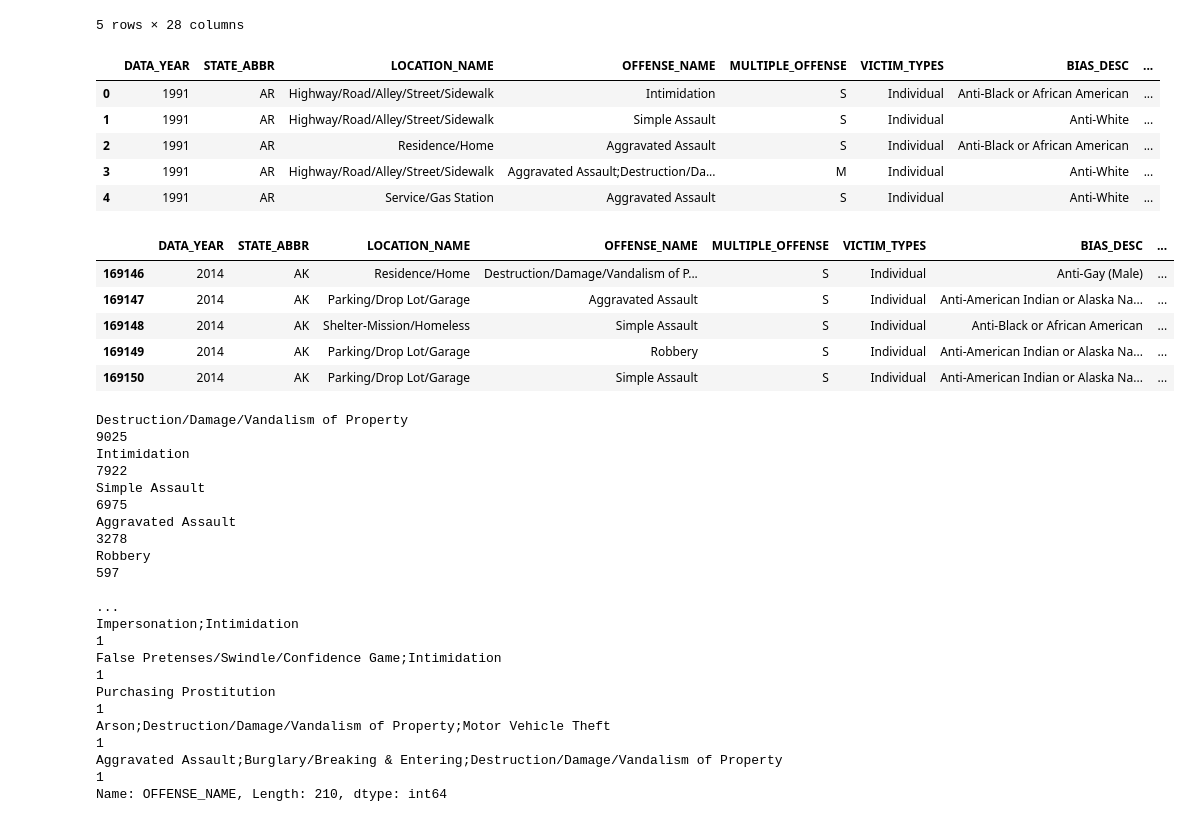
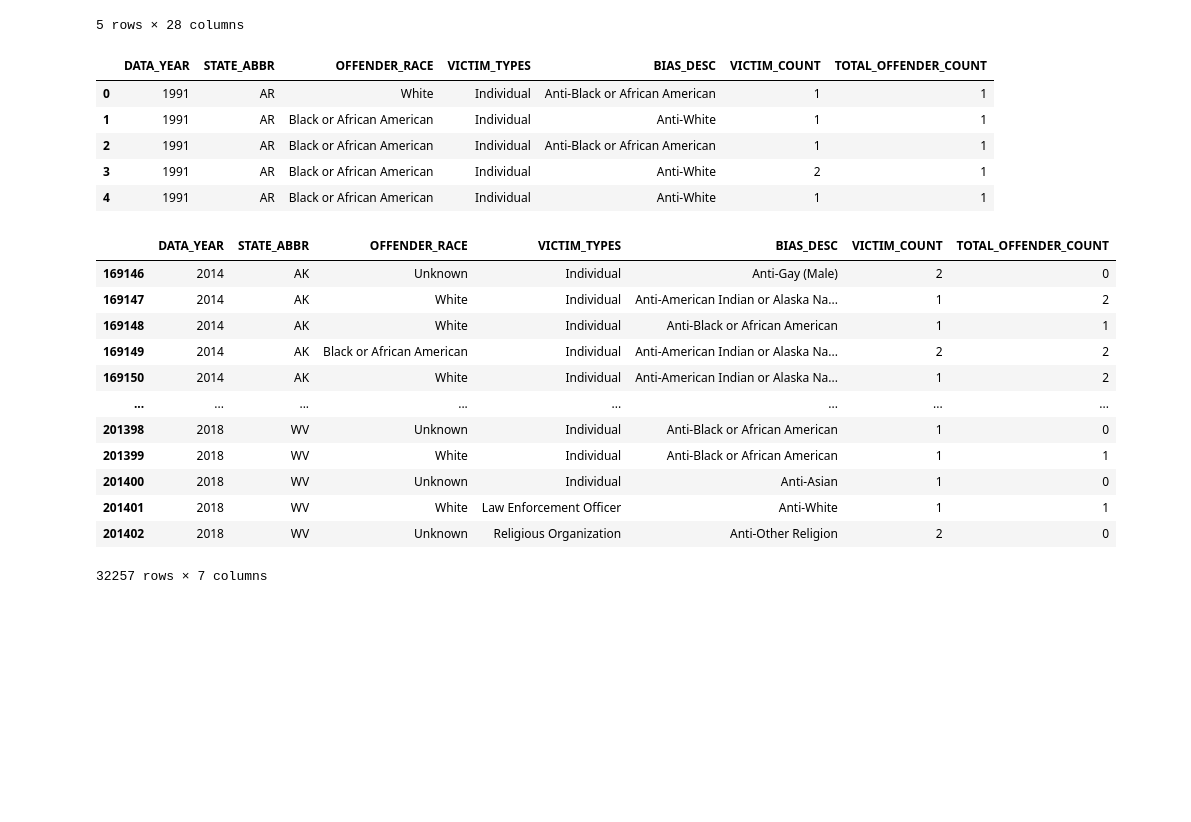
Before and after one commit to sjplaza/privateinvestigators, a Jupyter notebook: Project 1.ipynb, the cells around one changed output. Drawn from its saved outputs; the diff is of its cells as text; code cells hidden in the pictures; blank space fills up the shorter version.

```diff
--- a/Project 1.ipynb
+++ b/Project 1.ipynb
@@ -18,38 +19,30 @@ df.head()
 | 4 | 3017 | 1991 | AR0350100 | Pine Bluff | NaN | City | AR | ... |
 5 rows × 28 columns
 # %%
-filtered_df = df[['DATA_YEAR', 'STATE_ABBR', 'LOCATION_NAME', 'OFFENSE_NAME', 'MULTIPLE_OFFENSE', 'VICTIM_TYPES',
-                  'BIAS_DESC', 'OFFENDER_RACE']]
+filtered_df = df[['DATA_YEAR', 'STATE_ABBR', 'OFFENDER_RACE', 'VICTIM_TYPES', 'BIAS_DESC',
+                  'VICTIM_COUNT', 'TOTAL_OFFENDER_COUNT']]
 filtered_df.head()
 # %% [output]
-|  | DATA_YEAR | STATE_ABBR | LOCATION_NAME | OFFENSE_NAME | MULTIPLE_OFFENSE | VICTIM_TYPES | BIAS_DESC | ... |
-| 0 | 1991 | AR | Highway/Road/Alley/Street/Sidewalk | Intimidation | S | Individual | Anti-Black or African American | ... |
-| 1 | 1991 | AR | Highway/Road/Alley/Street/Sidewalk | Simple Assault | S | Individual | Anti-White | ... |
-| 2 | 1991 | AR | Residence/Home | Aggravated Assault | S | Individual | Anti-Black or African American | ... |
-| 3 | 1991 | AR | Highway/Road/Alley/Street/Sidewalk | Aggravated Assault;Destruction/Da... | M | Individual | Anti-White | ... |
-| 4 | 1991 | AR | Service/Gas Station | Aggravated Assault | S | Individual | Anti-White | ... |
+|  | DATA_YEAR | STATE_ABBR | OFFENDER_RACE | VICTIM_TYPES | BIAS_DESC | VICTIM_COUNT | TOTAL_OFFENDER_COUNT |
+| 0 | 1991 | AR | White | Individual | Anti-Black or African American | 1 | 1 |
+| 1 | 1991 | AR | Black or African American | Individual | Anti-White | 1 | 1 |
+| 2 | 1991 | AR | Black or African American | Individual | Anti-Black or African American | 1 | 1 |
+| 3 | 1991 | AR | Black or African American | Individual | Anti-White | 2 | 1 |
+| 4 | 1991 | AR | Black or African American | Individual | Anti-White | 1 | 1 |
 # %%
 years_df = filtered_df[(filtered_df['DATA_YEAR'] >= 2014) & (df['DATA_YEAR'] <= 2018)]
-years_df.head()
+years_df
 # %% [output]
-|  | DATA_YEAR | STATE_ABBR | LOCATION_NAME | OFFENSE_NAME | MULTIPLE_OFFENSE | VICTIM_TYPES | BIAS_DESC | ... |
-| 169146 | 2014 | AK | Residence/Home | Destruction/Damage/Vandalism of P... | S | Individual | Anti-Gay (Male) | ... |
-| 169147 | 2014 | AK | Parking/Drop Lot/Garage | Aggravated Assault | S | Individual | Anti-American Indian or Alaska Na... | ... |
-| 169148 | 2014 | AK | Shelter-Mission/Homeless | Simple Assault | S | Individual | Anti-Black or African American | ... |
-| 169149 | 2014 | AK | Parking/Drop Lot/Garage | Robbery | S | Individual | Anti-American Indian or Alaska Na... | ... |
-| 169150 | 2014 | AK | Parking/Drop Lot/Garage | Simple Assault | S | Individual | Anti-American Indian or Alaska Na... | ... |
+|  | DATA_YEAR | STATE_ABBR | OFFENDER_RACE | VICTIM_TYPES | BIAS_DESC | VICTIM_COUNT | TOTAL_OFFENDER_COUNT |
+| 169146 | 2014 | AK | Unknown | Individual | Anti-Gay (Male) | 2 | 0 |
+| 169147 | 2014 | AK | White | Individual | Anti-American Indian or Alaska Na... | 1 | 2 |
+| 169148 | 2014 | AK | White | Individual | Anti-Black or African American | 1 | 1 |
+| 169149 | 2014 | AK | Black or African American | Individual | Anti-American Indian or Alaska Na... | 2 | 2 |
+| 169150 | 2014 | AK | White | Individual | Anti-American Indian or Alaska Na... | 1 | 2 |
+| ... | ... | ... | ... | ... | ... | ... | ... |
+| 201398 | 2018 | WV | Unknown | Individual | Anti-Black or African American | 1 | 0 |
+| 201399 | 2018 | WV | White | Individual | Anti-Black or African American | 1 | 1 |
+| 201400 | 2018 | WV | Unknown | Individual | Anti-Asian | 1 | 0 |
+| 201401 | 2018 | WV | White | Law Enforcement Officer | Anti-White | 1 | 1 |
+| 201402 | 2018 | WV | Unknown | Religious Organization | Anti-Other Religion | 2 | 0 |
+32257 rows × 7 columns
-# %%
-years_df['OFFENSE_NAME'].value_counts()
-# %% [output]
-Destruction/Damage/Vandalism of Property                                                    9025
-Intimidation                                                                                7922
-Simple Assault                                                                              6975
-Aggravated Assault                                                                          3278
-Robbery                                                                                      597
-                                                                                            ...
-Impersonation;Intimidation                                                                     1
-False Pretenses/Swindle/Confidence Game;Intimidation                                           1
-Purchasing Prostitution                                                                        1
-Arson;Destruction/Damage/Vandalism of Property;Motor Vehicle Theft                             1
-Aggravated Assault;Burglary/Breaking & Entering;Destruction/Damage/Vandalism of Property       1
-Name: OFFENSE_NAME, Length: 210, dtype: int64
```
Also changed, not shown: parts of 19 cells of this notebook.
